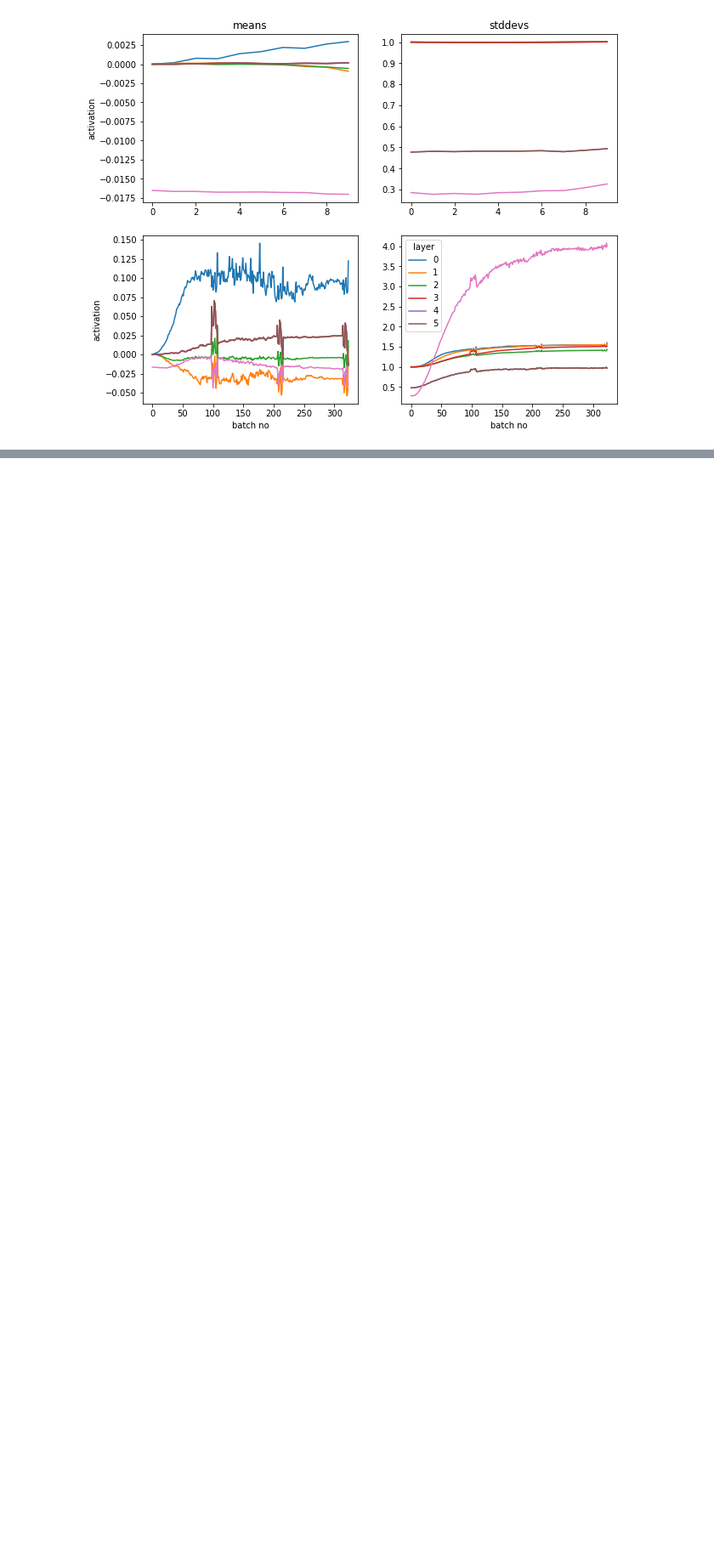
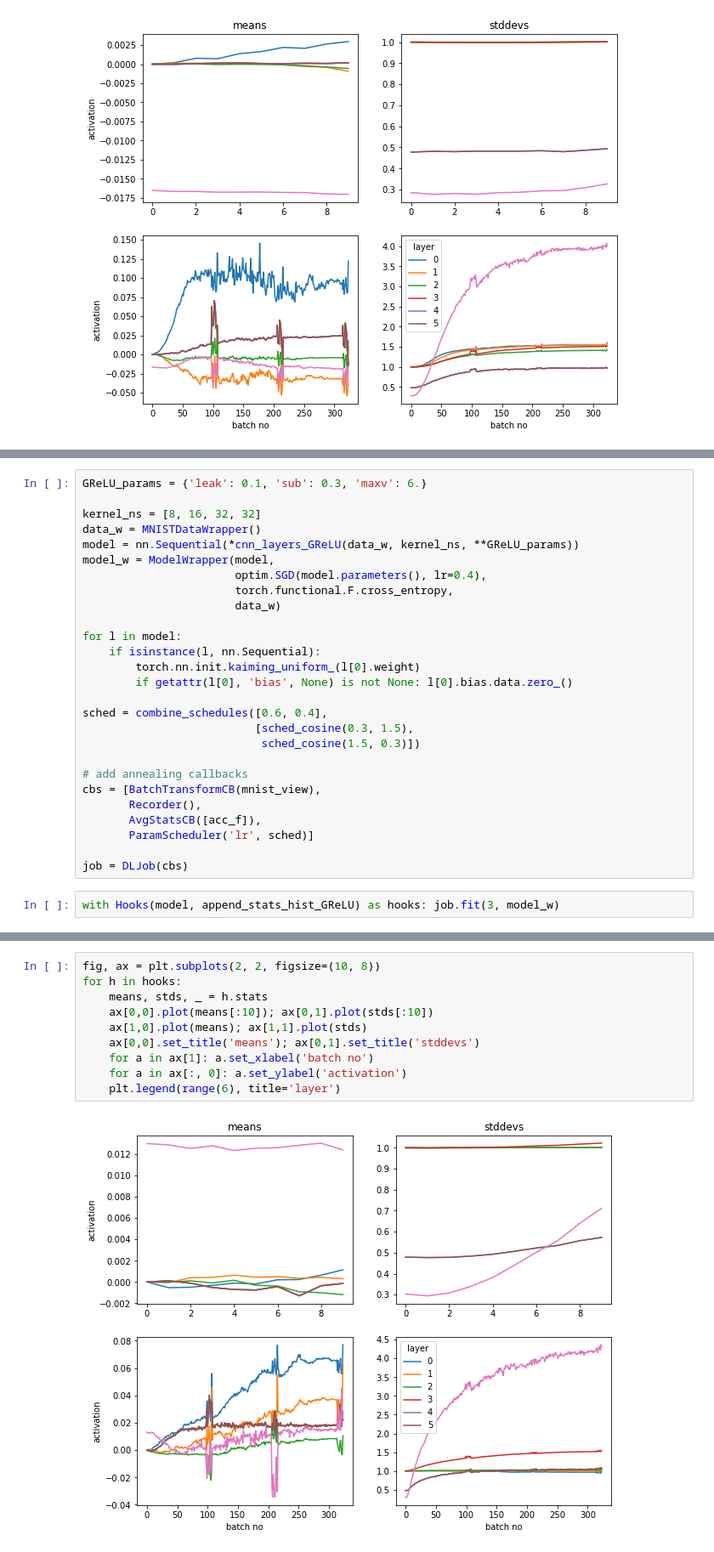
Before and after one commit to alex-koziell/AI-Abstraction, a Jupyter notebook: python/notebooks/13_BatchNorm.ipynb, the cells around one changed output, grey strips where cells are left out. Shown at 85% size. Cells and saved outputs as stored; diff of their text form; blank space fills up the shorter version.

Commit message:
Batchnorm experiments

```diff
--- a/python/notebooks/13_BatchNorm.ipynb
+++ b/python/notebooks/13_BatchNorm.ipynb
@@ -129,0 +189,29 @@ for h in hooks:
+# %%
+GReLU_params = {'leak': 0.1, 'sub': 0.3, 'maxv': 6.}
+
+kernel_ns = [8, 16, 32, 32]
+data_w = MNISTDataWrapper()
+model = nn.Sequential(*cnn_layers_GReLU(data_w, kernel_ns, **GReLU_params))
+model_w = ModelWrapper(model,
+                       optim.SGD(model.parameters(), lr=0.4),
+                       torch.functional.F.cross_entropy,
+                       data_w)
+
+for l in model:
+    if isinstance(l, nn.Sequential):
+        torch.nn.init.kaiming_uniform_(l[0].weight)
+        if getattr(l[0], 'bias', None) is not None: l[0].bias.data.zero_()
+
+sched = combine_schedules([0.6, 0.4],
+                          [sched_cosine(0.3, 1.5),
+                           sched_cosine(1.5, 0.3)])
+
+# add annealing callbacks
+cbs = [BatchTransformCB(mnist_view),
+       Recorder(),
+       AvgStatsCB([acc_f]),
+       ParamScheduler('lr', sched)]
+
+job = DLJob(cbs)
+# %%
+with Hooks(model, append_stats_hist_GReLU) as hooks: job.fit(3, model_w)
@@ -129,0 +225,12 @@ for h in hooks:
+# %%
+fig, ax = plt.subplots(2, 2, figsize=(10, 8))
+for h in hooks:
+    means, stds, _ = h.stats
+    ax[0,0].plot(means[:10]); ax[0,1].plot(stds[:10])
+    ax[1,0].plot(means); ax[1,1].plot(stds)
+    ax[0,0].set_title('means'); ax[0,1].set_title('stddevs')
+    for a in ax[1]: a.set_xlabel('batch no')
+    for a in ax[:, 0]: a.set_ylabel('activation')
+    plt.legend(range(6), title='layer')
+# %% [output]
+[figure, added]
```
Also changed, not shown: parts of 8 cells of this notebook, 1 other file.
